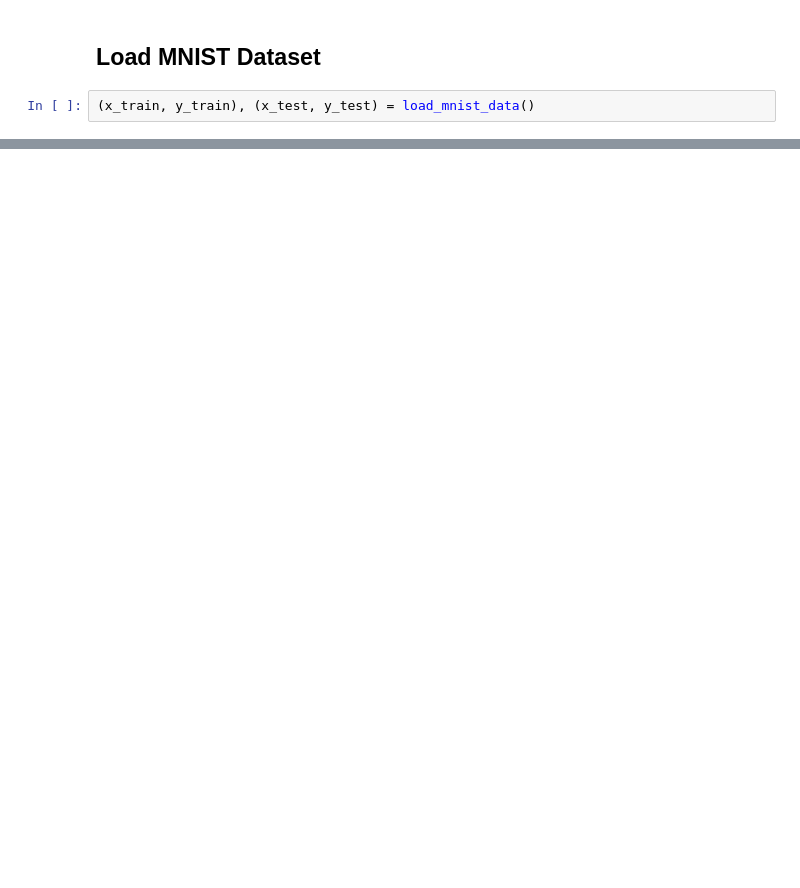
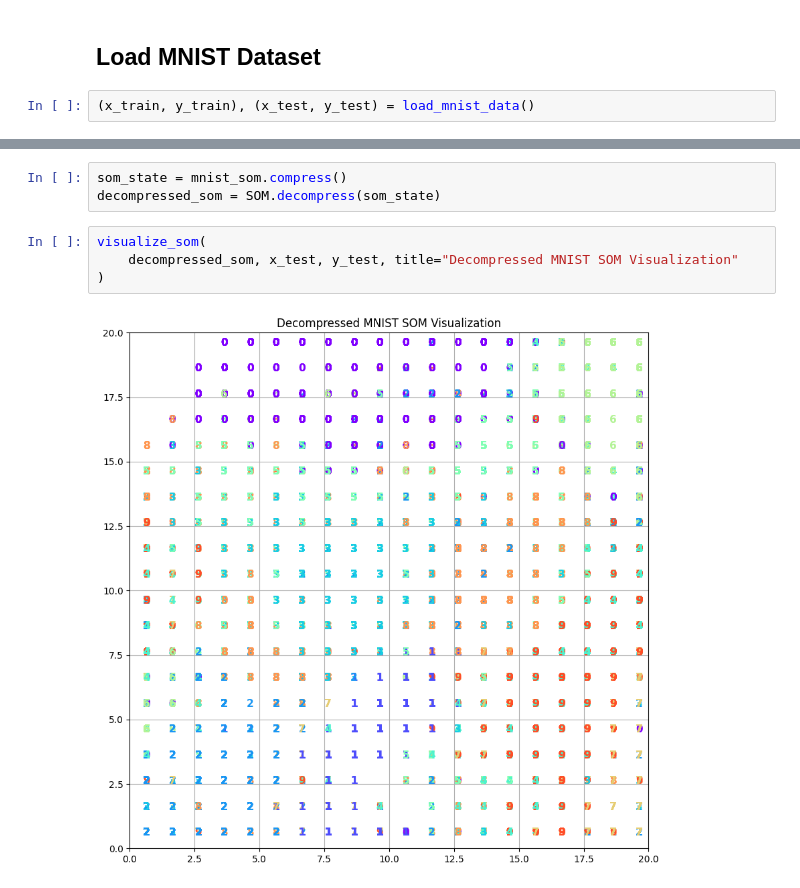
Before and after one commit to Elesdes/5IABD_UnsupervisedDL, a Jupyter notebook: src/algorithms/som/som.ipynb, the cells around one changed output, grey strips where cells are left out. Drawn from its saved outputs; the diff is of its cells as text; blank space fills up the shorter version.

```diff
--- a/src/algorithms/som/som.ipynb
+++ b/src/algorithms/som/som.ipynb
@@ -73,0 +147,9 @@ plt.show()
+# %%
+som_state = mnist_som.compress()
+decompressed_som = SOM.decompress(som_state)
+# %%
+visualize_som(
+    decompressed_som, x_test, y_test, title="Decompressed MNIST SOM Visualization"
+)
+# %% [output]
+[figure, added]
```
Also changed, not shown: parts of 21 cells of this notebook, 1 other file.
